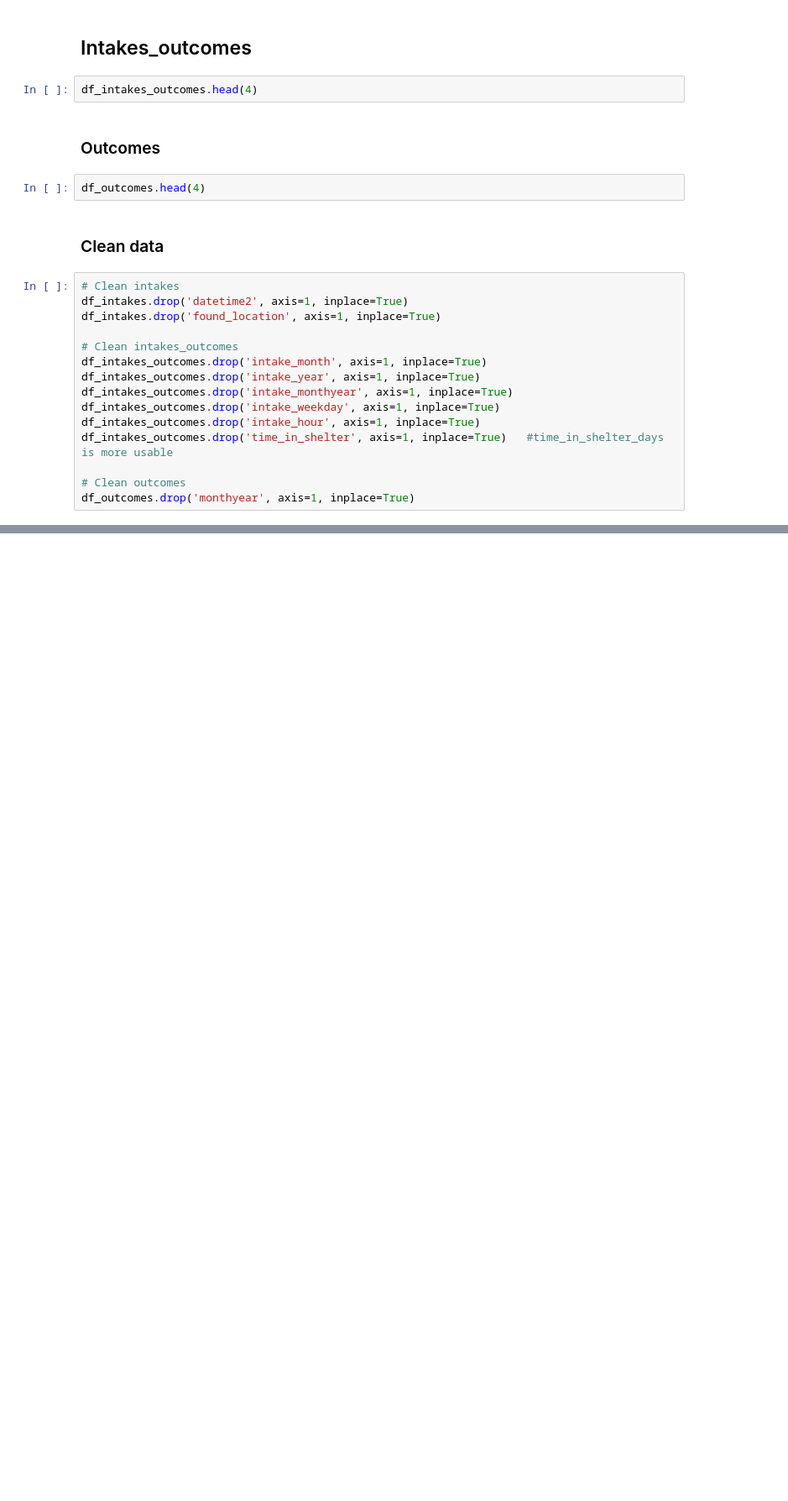
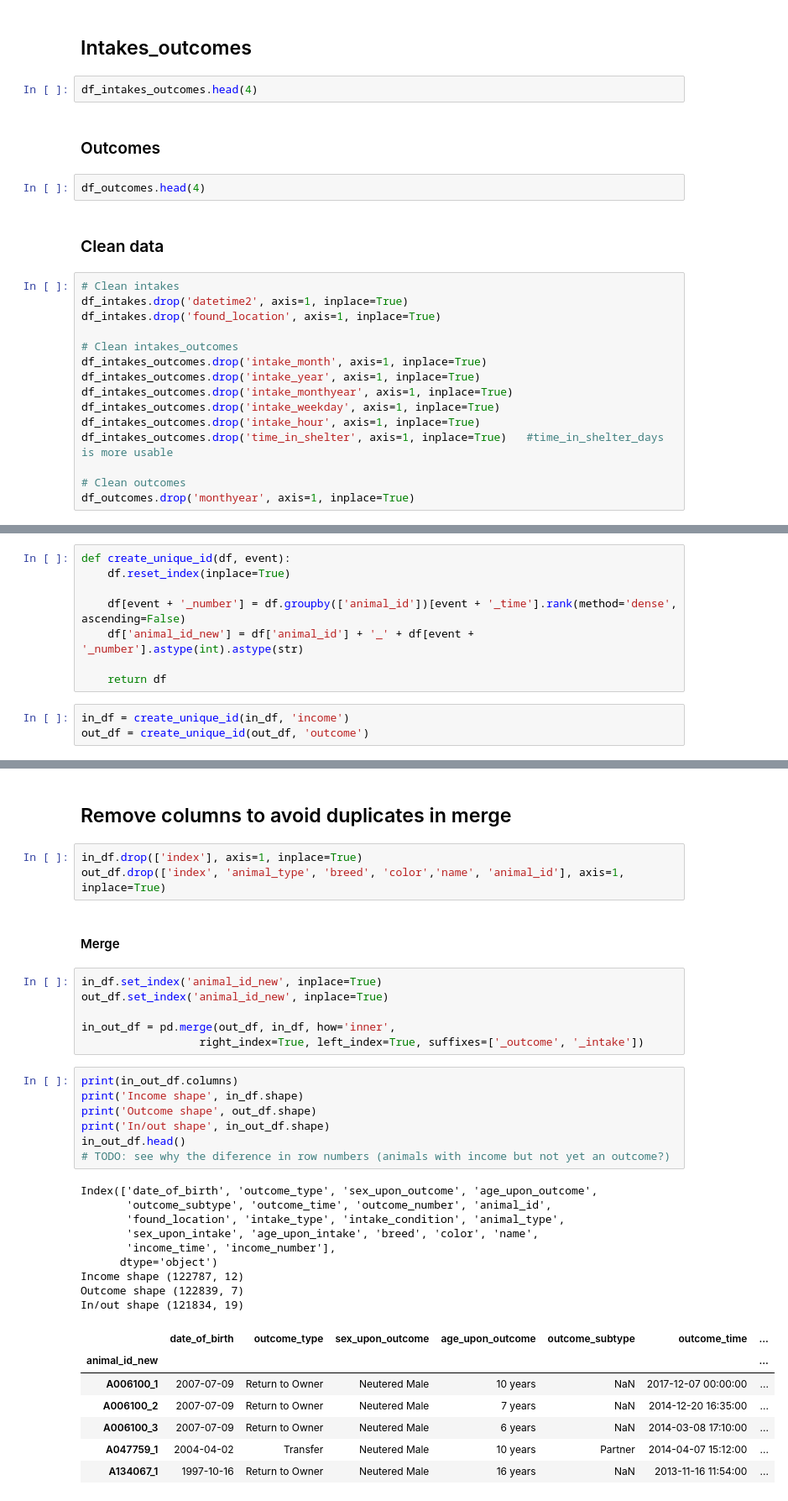
Before and after one commit to BZaldua/animal-shelter-AI, a Jupyter notebook: Shelter_Analysis.ipynb, the cells around one changed output, grey strips where cells are left out. Shown at 84% size. Saved outputs shown, nothing was run; the diff lists cells and outputs as text; blank space fills up the shorter version.

```diff
--- a/Shelter_Analysis.ipynb
+++ b/Shelter_Analysis.ipynb
@@ -51,0 +99,11 @@ df_outcomes.drop('monthyear', axis=1, inplace=True)
+# %%
+def create_unique_id(df, event):
+    df.reset_index(inplace=True)
+
+    df[event + '_number'] = df.groupby(['animal_id'])[event + '_time'].rank(method='dense', ascending=False)
+    df['animal_id_new'] = df['animal_id'] + '_' + df[event + '_number'].astype(int).astype(str)
+
+    return df
+# %%
+in_df = create_unique_id(in_df, 'income')
+out_df = create_unique_id(out_df, 'outcome')
@@ -51,0 +125,37 @@ df_outcomes.drop('monthyear', axis=1, inplace=True)
+# %% [markdown]
+## Remove columns to avoid duplicates in merge
+# %%
+in_df.drop(['index'], axis=1, inplace=True)
+out_df.drop(['index', 'animal_type', 'breed', 'color','name', 'animal_id'], axis=1, inplace=True)
+# %% [markdown]
+#### Merge
+# %%
+in_df.set_index('animal_id_new', inplace=True)
+out_df.set_index('animal_id_new', inplace=True)
+
+in_out_df = pd.merge(out_df, in_df, how='inner',
+                  right_index=True, left_index=True, suffixes=['_outcome', '_intake'])
+# %%
+print(in_out_df.columns)
+print('Income shape', in_df.shape)
+print('Outcome shape', out_df.shape)
+print('In/out shape', in_out_df.shape)
+in_out_df.head()
+# TODO: see why the diference in row numbers (animals with income but not yet an outcome?)
+# %% [output]
+Index(['date_of_birth', 'outcome_type', 'sex_upon_outcome', 'age_upon_outcome',
+       'outcome_subtype', 'outcome_time', 'outcome_number', 'animal_id',
+       'found_location', 'intake_type', 'intake_condition', 'animal_type',
+       'sex_upon_intake', 'age_upon_intake', 'breed', 'color', 'name',
+       'income_time', 'income_number'],
+      dtype='object')
+Income shape (122787, 12)
+Outcome shape (122839, 7)
+In/out shape (121834, 19)
+|  | date_of_birth | outcome_type | sex_upon_outcome | age_upon_outcome | outcome_subtype | outcome_time | ... |
+| animal_id_new |  |  |  |  |  |  | ... |
+| A006100_1 | 2007-07-09 | Return to Owner | Neutered Male | 10 years | NaN | 2017-12-07 00:00:00 | ... |
+| A006100_2 | 2007-07-09 | Return to Owner | Neutered Male | 7 years | NaN | 2014-12-20 16:35:00 | ... |
+| A006100_3 | 2007-07-09 | Return to Owner | Neutered Male | 6 years | NaN | 2014-03-08 17:10:00 | ... |
+| A047759_1 | 2004-04-02 | Transfer | Neutered Male | 10 years | Partner | 2014-04-07 15:12:00 | ... |
+| A134067_1 | 1997-10-16 | Return to Owner | Neutered Male | 16 years | NaN | 2013-11-16 11:54:00 | ... |
```
Also changed, not shown: parts of 28 cells of this notebook.
